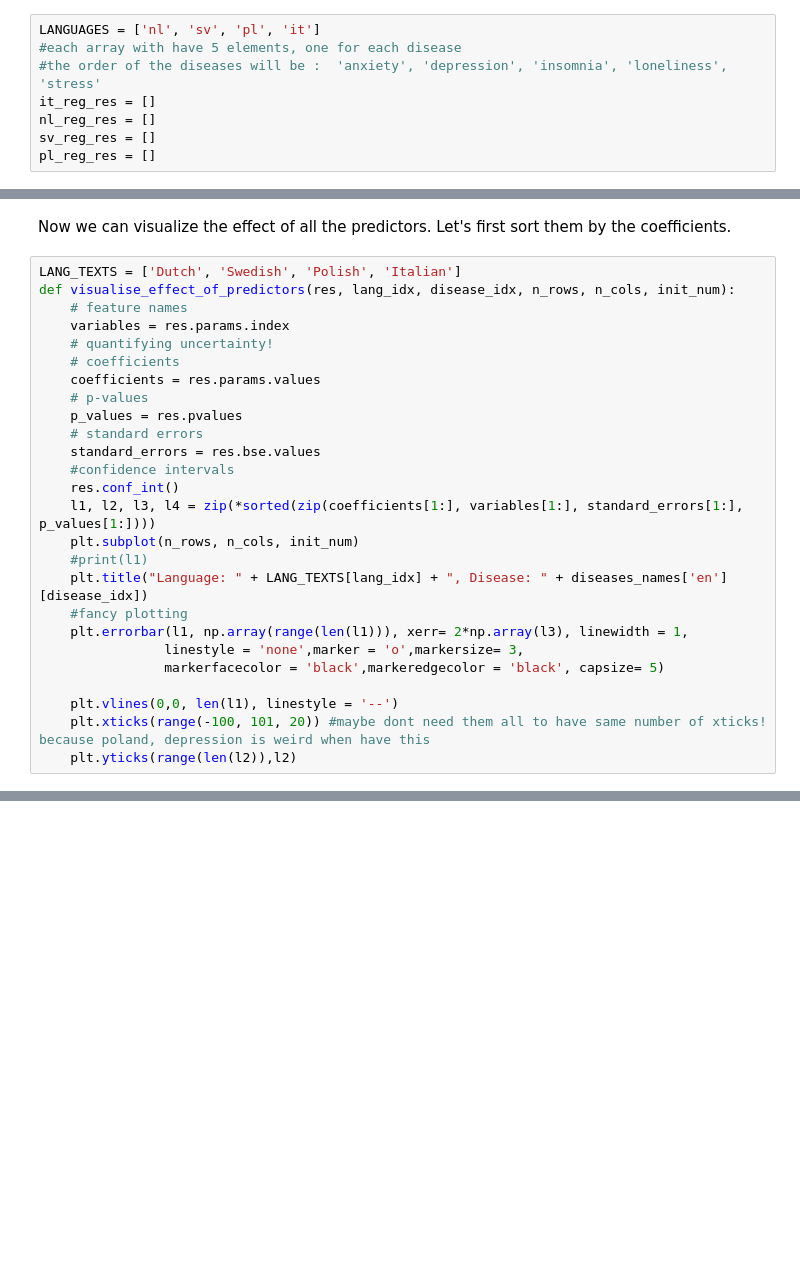
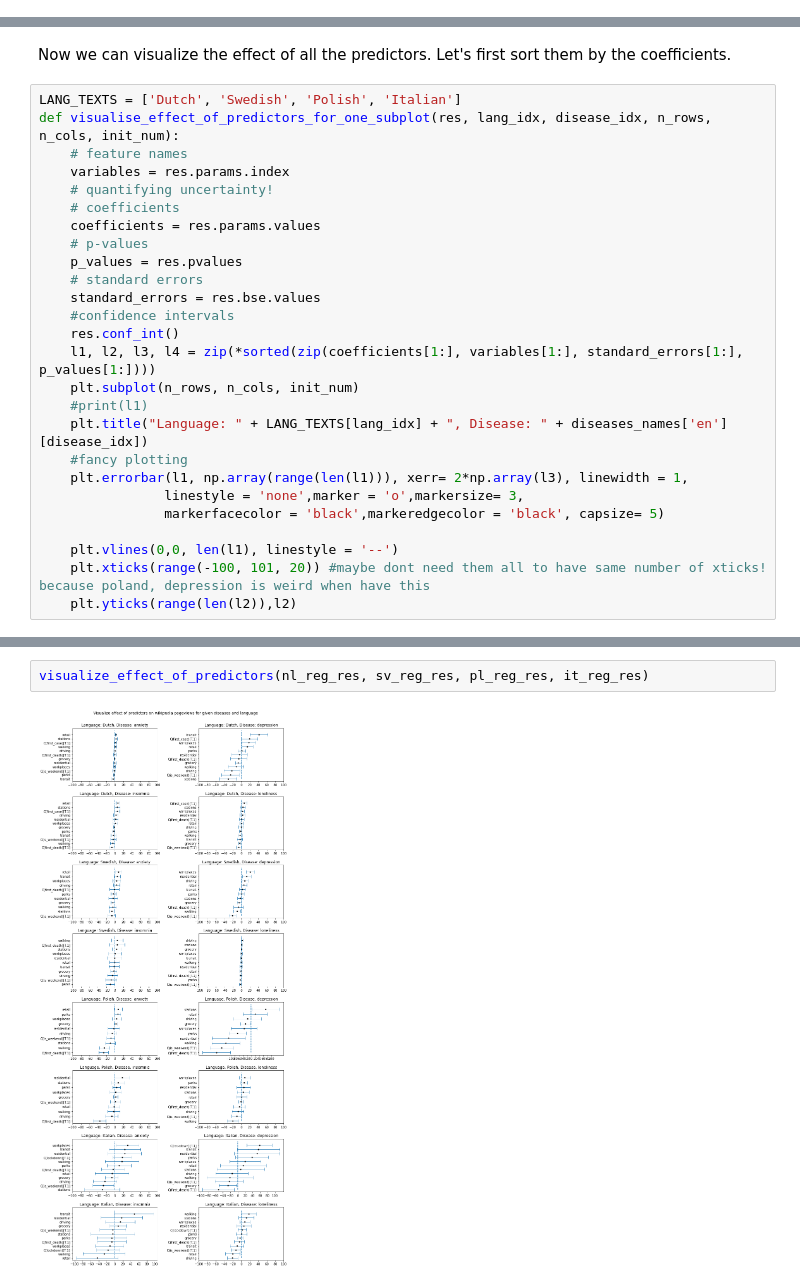
Before and after one commit to epfl-ada/ada-2022-project-adamsleg, a Jupyter notebook: q2.ipynb, the cells around one changed output, grey strips where cells are left out. Saved outputs shown, nothing was run; the diff lists cells and outputs as text; blank space fills up the shorter version.

```diff
--- a/q2.ipynb
+++ b/q2.ipynb
@@ -153,11 +153,3 @@ def merge_datasets(pageviews, apple, google):
     df = pd.merge(pageviews, apple, left_index=True, right_index=True)
     df = pd.merge(df, google, left_index=True, right_index=True)
     return df
-# %%
-LANGUAGES = ['nl', 'sv', 'pl', 'it']
-#each array with have 5 elements, one for each disease
-#the order of the diseases will be :  'anxiety', 'depression', 'insomnia', 'loneliness', 'stress'
-it_reg_res = []
-nl_reg_res = []
-sv_reg_res = []
-pl_reg_res = []
@@ -249,7 +235,7 @@ Notes:
 Now we can visualize the effect of all the predictors. Let's first sort them by the coefficients.
 # %%
 LANG_TEXTS = ['Dutch', 'Swedish', 'Polish', 'Italian']
-def visualise_effect_of_predictors(res, lang_idx, disease_idx, n_rows, n_cols, init_num):
+def visualise_effect_of_predictors_for_one_subplot(res, lang_idx, disease_idx, n_rows, n_cols, init_num):
     # feature names
     variables = res.params.index
     # quantifying uncertainty!
@@ -307,0 +291,4 @@ plt.show()
+# %%
+visualize_effect_of_predictors(nl_reg_res, sv_reg_res, pl_reg_res, it_reg_res)
+# %% [output]
+[figure, added]
```
Also changed, not shown: parts of 20 cells of this notebook.
